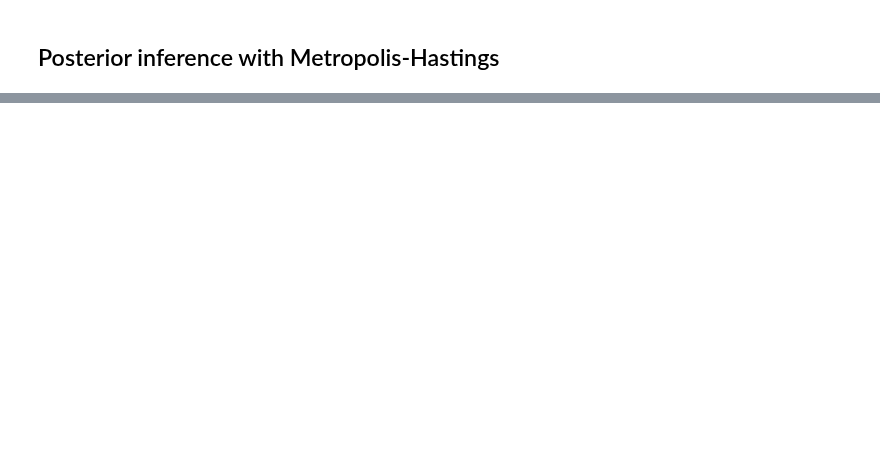
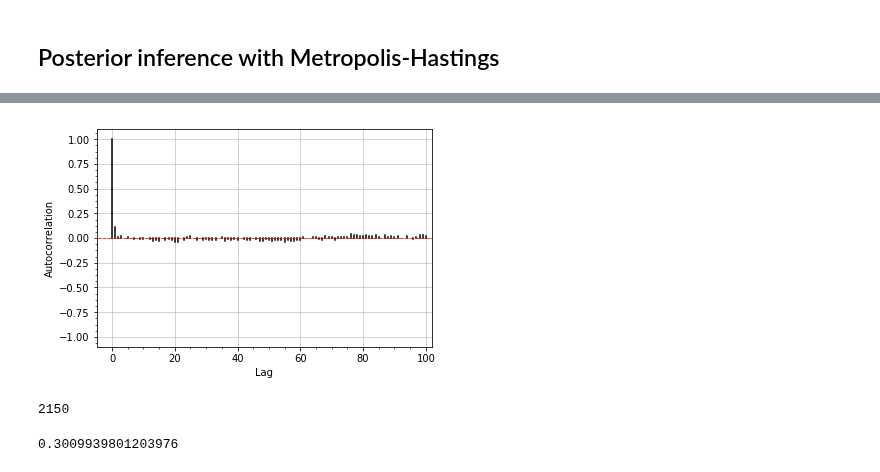
Before and after one commit to montefiore-institute/hypothesis, a Jupyter notebook: examples/metropolis-hastings.ipynb, the cells around one changed output, grey strips where cells are left out. Saved outputs shown, nothing was run; the diff lists cells and outputs as text; code cells hidden in the pictures; blank space fills up the shorter version.

```diff
--- a/examples/metropolis-hastings.ipynb
+++ b/examples/metropolis-hastings.ipynb
@@ -84,0 +90,12 @@ result.efficiency()
+# %%
+plot_autocorrelation(thinned_chain, max_lag=100, interval=1)
+# %% [output]
+[figure, added]
+# %%
+thinned_chain.effective_size()
+# %% [output]
+2150
+# %%
+thinned_chain.efficiency()
+# %% [output]
+0.3009939801203976
```
Also changed, not shown: parts of 10 cells of this notebook, 1 other file.
